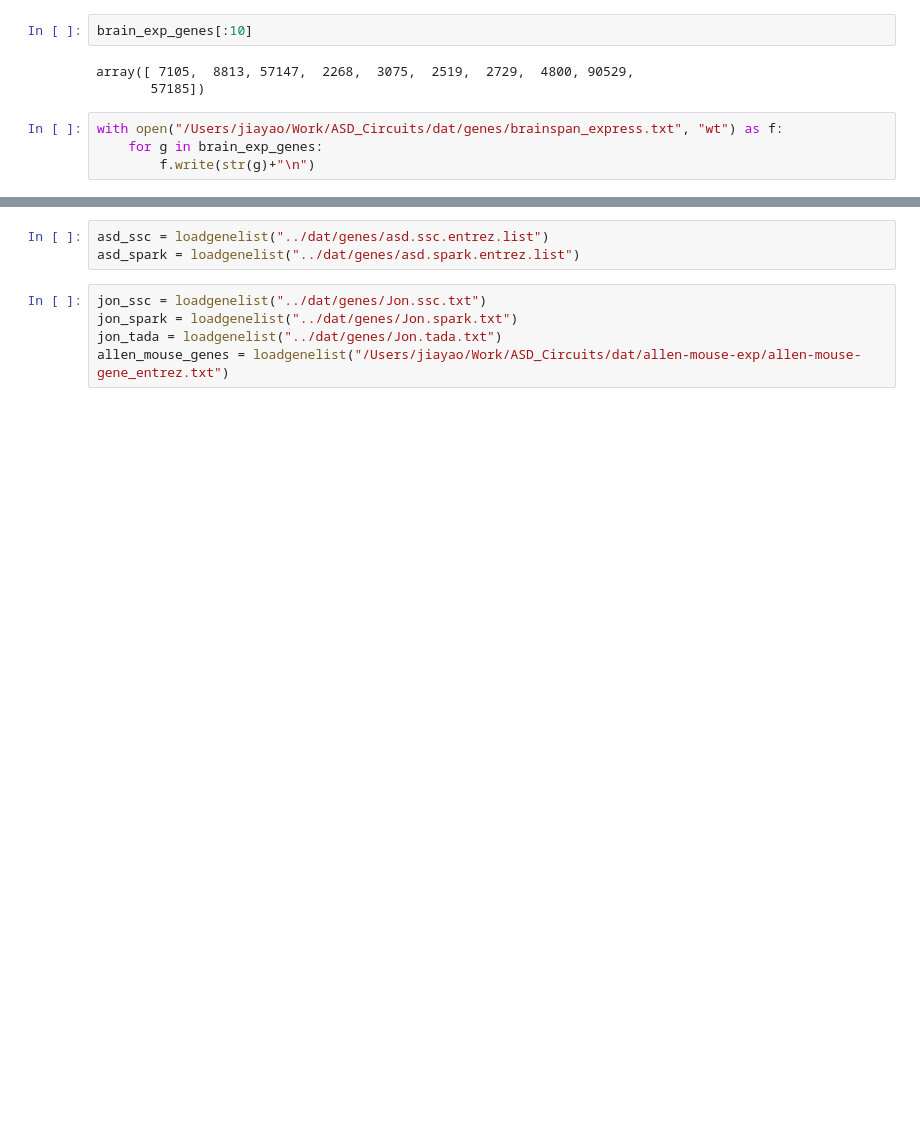
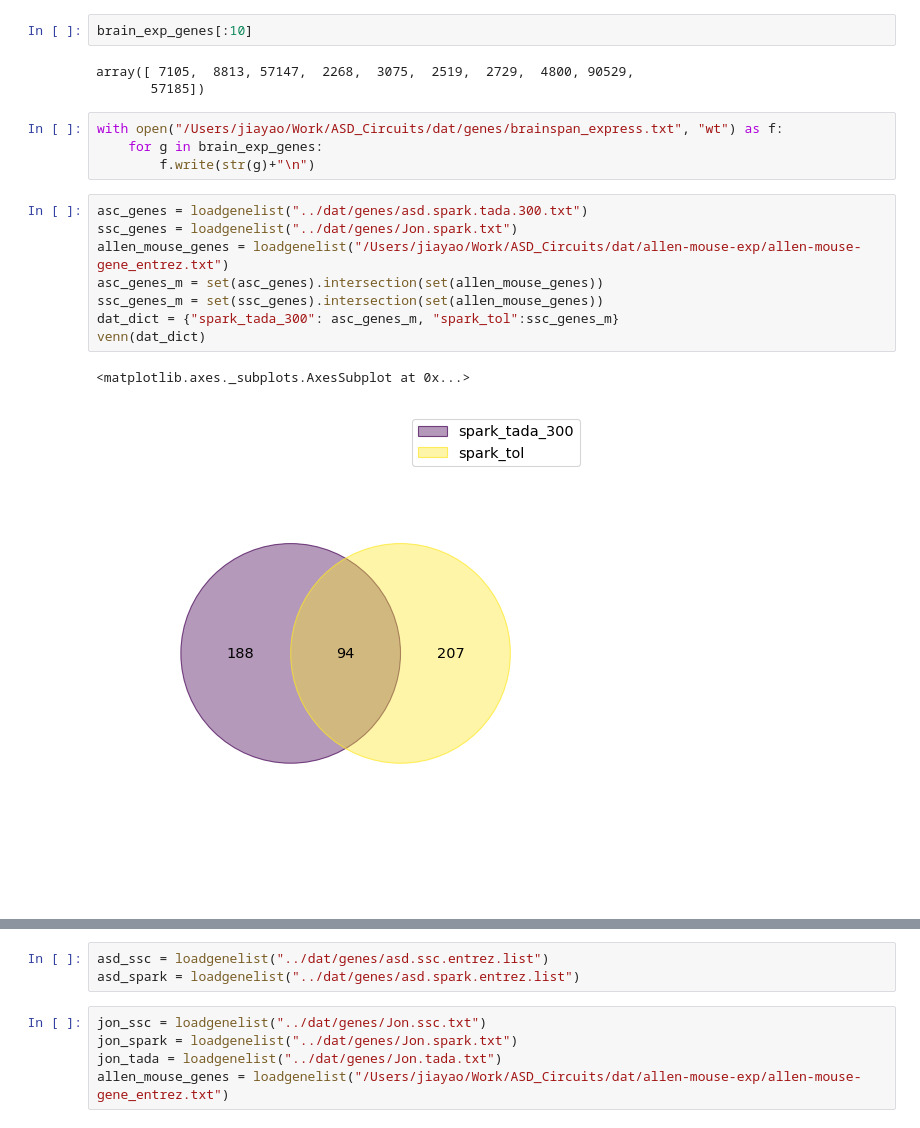
Before and after one commit to explorerwjy/ASD_Circuits, a Jupyter notebook: src/CompareOverlap.ipynb, the cells around one changed output, grey strips where cells are left out. Saved outputs shown, nothing was run; the diff lists cells and outputs as text; blank space fills up the shorter version.

```diff
--- a/src/CompareOverlap.ipynb
+++ b/src/CompareOverlap.ipynb
@@ -41,3 +51,14 @@ array([ 7105,  8813, 57147,  2268,  3075,  2519,  2729,  4800, 90529,
 with open("/Users/jiayao/Work/ASD_Circuits/dat/genes/brainspan_express.txt", "wt") as f:
     for g in brain_exp_genes:
         f.write(str(g)+"\n")
+# %%
+asc_genes = loadgenelist("../dat/genes/asd.spark.tada.300.txt")
+ssc_genes = loadgenelist("../dat/genes/Jon.spark.txt")
+allen_mouse_genes = loadgenelist("/Users/jiayao/Work/ASD_Circuits/dat/allen-mouse-exp/allen-mouse-gene_entrez.txt")
+asc_genes_m = set(asc_genes).intersection(set(allen_mouse_genes))
+ssc_genes_m = set(ssc_genes).intersection(set(allen_mouse_genes))
+dat_dict = {"spark_tada_300": asc_genes_m, "spark_tol":ssc_genes_m}
+venn(dat_dict)
+# %% [output]
+<matplotlib.axes._subplots.AxesSubplot at 0x...>
+[figure, added]
```
Also changed, not shown: parts of 27 cells of this notebook, 12 other files.
